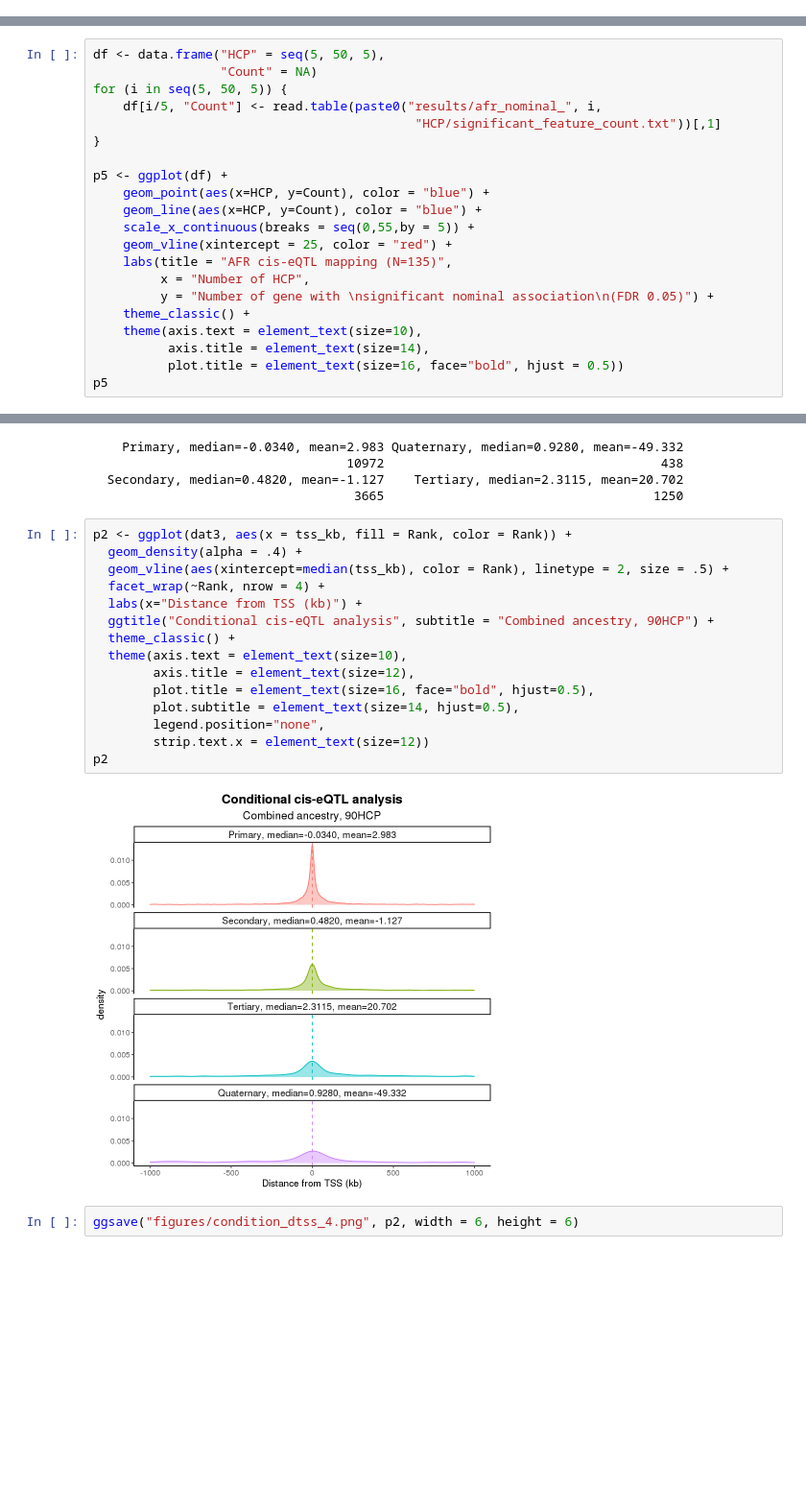
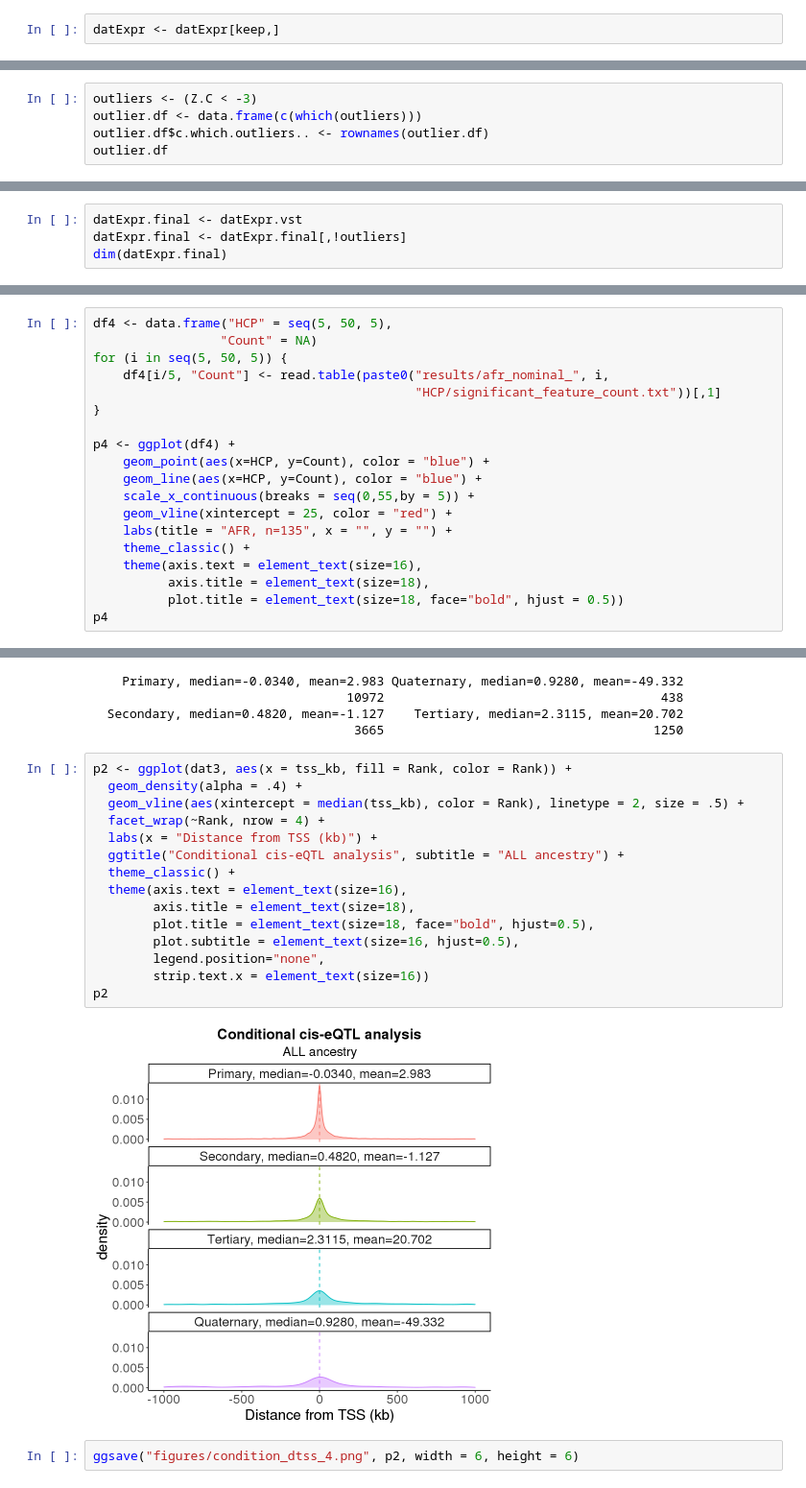
Before and after one commit to gandallab/devBrain_xQTL, a Jupyter notebook: code/04-QTL/cis-eQTL/eqtl_analysis.ipynb, the cells around one changed output, grey strips where cells are left out. Shown at 96% size. Saved outputs shown, nothing was run; the diff lists cells and outputs as text; blank space fills up the shorter version.

```diff
--- a/code/04-QTL/cis-eQTL/eqtl_analysis.ipynb
+++ b/code/04-QTL/cis-eQTL/eqtl_analysis.ipynb
@@ -130,0 +304,2 @@ A data.frame: 74 × 6
+# %%
+datExpr <- datExpr[keep,]
@@ -130,0 +401,5 @@ A data.frame: 74 × 6
+# %%
+outliers <- (Z.C < -3)
+outlier.df <- data.frame(c(which(outliers)))
+outlier.df$c.which.outliers.. <- rownames(outlier.df)
+outlier.df
@@ -130,0 +422,4 @@ A data.frame: 74 × 6
+# %%
+datExpr.final <- datExpr.vst
+datExpr.final <- datExpr.final[,!outliers]
+dim(datExpr.final)
@@ -230,24 +555,22 @@ ggsave("figures/amr_nominal.png", p4, width = 6, height = 6)
 # %% [markdown]
 #### AFR
 # %%
-df <- data.frame("HCP" = seq(5, 50, 5),
+df4 <- data.frame("HCP" = seq(5, 50, 5),
                  "Count" = NA)
 for (i in seq(5, 50, 5)) {
-    df[i/5, "Count"] <- read.table(paste0("results/afr_nominal_", i,
+    df4[i/5, "Count"] <- read.table(paste0("results/afr_nominal_", i,
                                            "HCP/significant_feature_count.txt"))[,1]
 }
 
-p5 <- ggplot(df) +
+p4 <- ggplot(df4) +
     geom_point(aes(x=HCP, y=Count), color = "blue") +
     geom_line(aes(x=HCP, y=Count), color = "blue") +
     scale_x_continuous(breaks = seq(0,55,by = 5)) +
     geom_vline(xintercept = 25, color = "red") +
-    labs(title = "AFR cis-eQTL mapping (N=135)",
-         x = "Number of HCP",
-         y = "Number of gene with \nsignificant nominal association\n(FDR 0.05)") +
+    labs(title = "AFR, n=135", x = "", y = "") +
     theme_classic() +
-    theme(axis.text = element_text(size=10),
-          axis.title = element_text(size=14),
-          plot.title = element_text(size=16, face="bold", hjust = 0.5))
-p5
+    theme(axis.text = element_text(size=16),
+          axis.title = element_text(size=18),
+          plot.title = element_text(size=18, face="bold", hjust = 0.5))
+p4
 # %% [output]
@@ -1847,19 +2434,19 @@ dat3$Rank <- factor(dat3$Rank, levels = c("Primary, median=-0.0340, mean=2.983",
 # %%
 p2 <- ggplot(dat3, aes(x = tss_kb, fill = Rank, color = Rank)) +
   geom_density(alpha = .4) +
-  geom_vline(aes(xintercept=median(tss_kb), color = Rank), linetype = 2, size = .5) +
+  geom_vline(aes(xintercept = median(tss_kb), color = Rank), linetype = 2, size = .5) +
   facet_wrap(~Rank, nrow = 4) +
-  labs(x="Distance from TSS (kb)") +
-  ggtitle("Conditional cis-eQTL analysis", subtitle = "Combined ancestry, 90HCP") +
+  labs(x = "Distance from TSS (kb)") +
+  ggtitle("Conditional cis-eQTL analysis", subtitle = "ALL ancestry") +
   theme_classic() +
-  theme(axis.text = element_text(size=10),
-        axis.title = element_text(size=12),
-        plot.title = element_text(size=16, face="bold", hjust=0.5),
-        plot.subtitle = element_text(size=14, hjust=0.5),
+  theme(axis.text = element_text(size=16),
+        axis.title = element_text(size=18),
+        plot.title = element_text(size=18, face="bold", hjust=0.5),
+        plot.subtitle = element_text(size=16, hjust=0.5),
         legend.position="none",
-        strip.text.x = element_text(size=12))
+        strip.text.x = element_text(size=16))
 p2
 # %% [output]
-[figure, old version]
+[figure, new version]
 # %%
 ggsave("figures/condition_dtss_4.png", p2, width = 6, height = 6)
```
Also changed, not shown: parts of 199 cells of this notebook, 16 other files.
